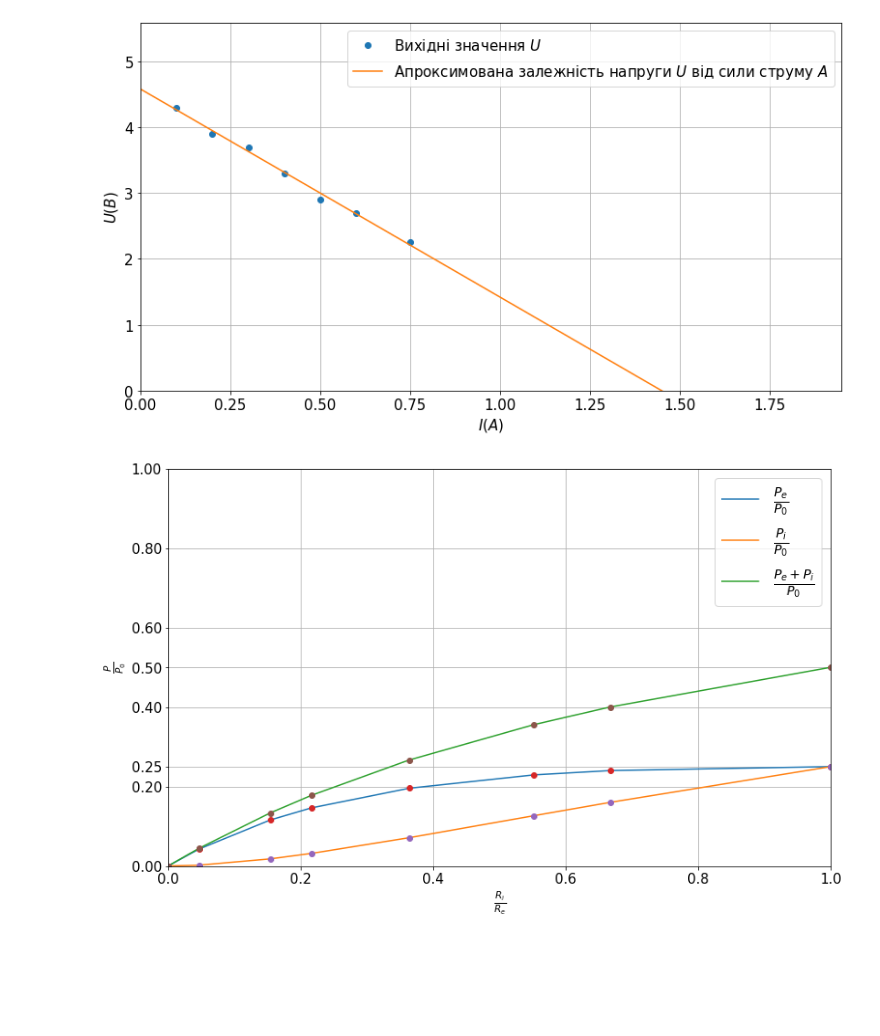
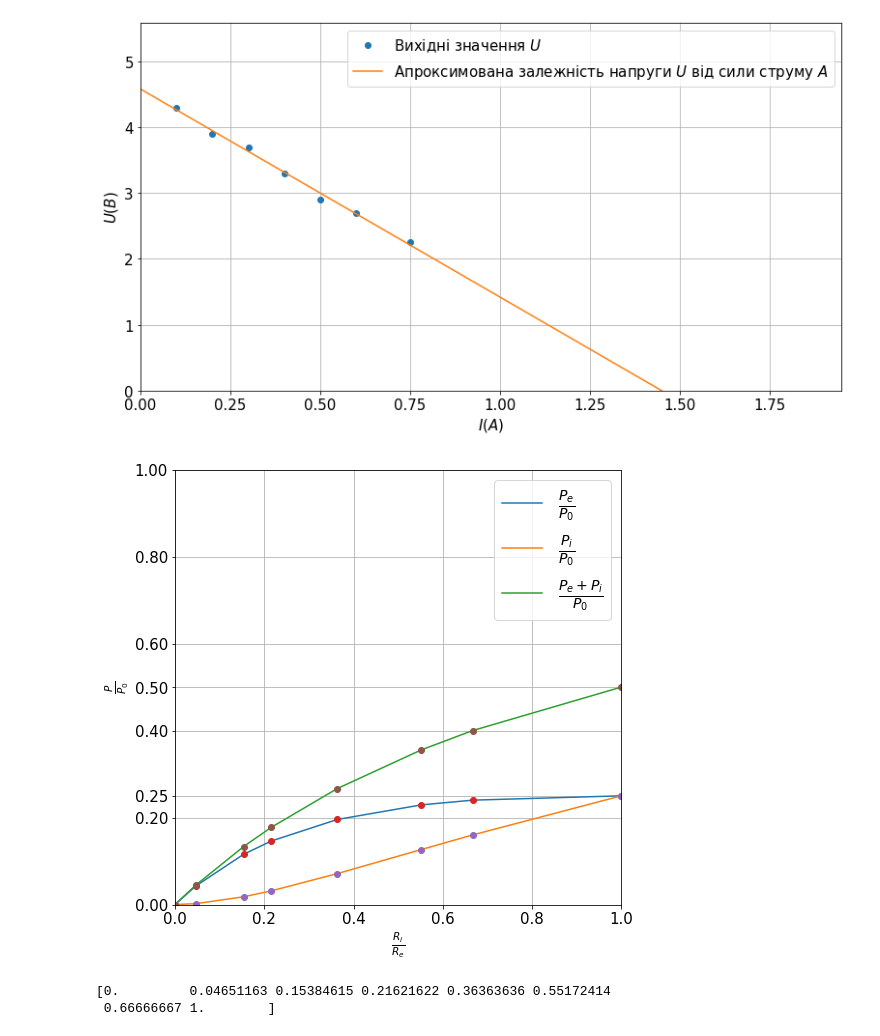
Before and after one commit to ShkalikovOleh/Physics-Labs, a Jupyter notebook: Electricity and magnetism/Lab3 | Internal resistance and matching in sources/Lab3 | Internal resistance and matching in sources.ipynb, the cells around one changed output. Saved outputs shown, nothing was run; the diff lists cells and outputs as text; code cells hidden in the pictures; blank space fills up the shorter version.

```diff
--- a/Electricity and magnetism/Lab3 | Internal resistance and matching in sources/Lab3 | Internal resistance and matching in sources.ipynb
+++ b/Electricity and magnetism/Lab3 | Internal resistance and matching in sources/Lab3 | Internal resistance and matching in sources.ipynb
@@ -109,7 +110,7 @@ batteryData['Iz'] = batteryData.apply(lambda row: row['U0'] / row['Ri'], axis =
 batteryData['Pe0'] = batteryData.apply(lambda row: row['Pe'] / row['P0'], axis = 1)
 batteryData['Pi0'] = batteryData.apply(lambda row: row['Pi'] / row['P0'] , axis = 1)
 batteryData['PP0'] = batteryData.apply(lambda row: (row['Pi'] + row['Pe']) / row['P0'] , axis = 1)
-batteryData['n'] = batteryData.apply(lambda row: row['Pe0'] * 100, axis = 1)
+batteryData['n'] = batteryData.apply(lambda row: (row['Pi'] + row['Pe']) / row['P0'] * 100, axis = 1)
 batteryData
 # %% [output]
 |  | U0 | I | U | Re | Ri | Pi | Pe | P0 | Iz | Pe0 | Pi0 | ... |
@@ -152,37 +154,43 @@ plt.legend(loc="best");
 # %% [output]
 [figure]
 # %%
-plt.figure(figsize = (13,8))
+plt.figure(figsize = (8,8))
 plt.ylabel(r"$\frac{P}{P_0}$")
 plt.rc('font', size=20)
 plt.xlabel(r"$\frac{R_i}{R_e}$")
 plt.grid();
 
 
 #plt.axis('scaled')
 plt.xlim(left=0)
 plt.ylim(0, np.max(batteryData['PP0'])+ 0.5)
 
 from scipy.interpolate import make_interp_spline, BSpline
 
 plt.yticks([0, 0.2, 0.25, 0.4, 0.5, 0.6, 0.8, 1])
 
 x = [0]
 y = [0]
 z = [0]
 u = [0]
 x = np.append(x, batteryData.apply(lambda row: row['Ri'] / row['Re'], axis = 1))
 y = np.append(y, batteryData['Pe0'])
 z = np.append(z, batteryData['Pi0'])
 u = np.append(u, batteryData['PP0'])
 
 #plt.plot(batteryData.I, batteryData.U, 'o', label = r"Вихідні значення $U$")
 plt.plot(x, y, '-', label = r"$\frac{P_e}{P_0}$")
 plt.plot(x, z, '-', label = r"$\frac{P_i}{P_0}$")
 plt.plot(x, u, '-', label = r"$\frac{P_e+P_i}{P_0}$")
 plt.plot(x, y, 'o')
 plt.plot(x, z, 'o')
 plt.plot(x, u, 'o')
 plt.legend(loc="best");
+plt.savefig('p.png')
 # %% [output]
-[figure, old version]
+[figure, new version]
+# %%
+print(x)
+# %% [output]
+[0.         0.04651163 0.15384615 0.21621622 0.36363636 0.55172414
+ 0.66666667 1.        ]
```
Also changed, not shown: parts of 5 cells of this notebook, 4 other files.
